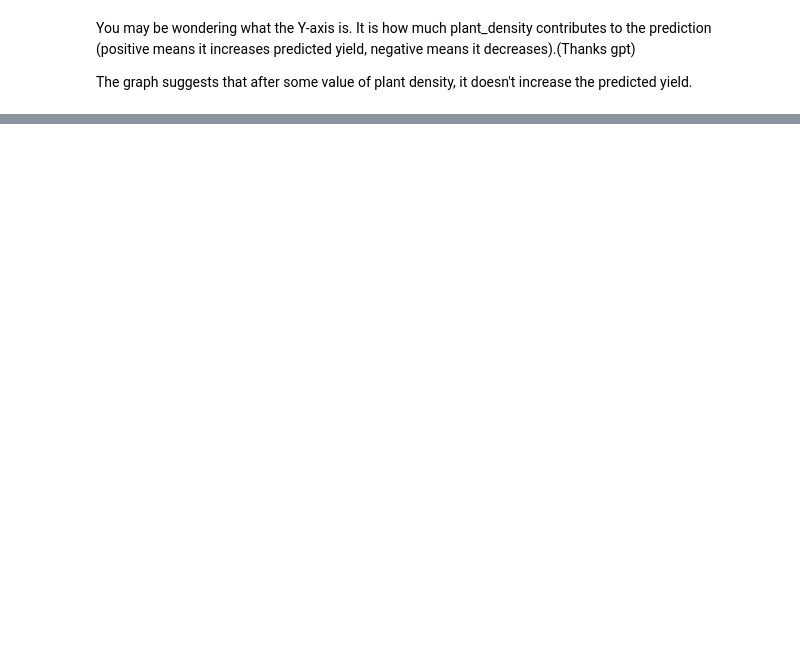
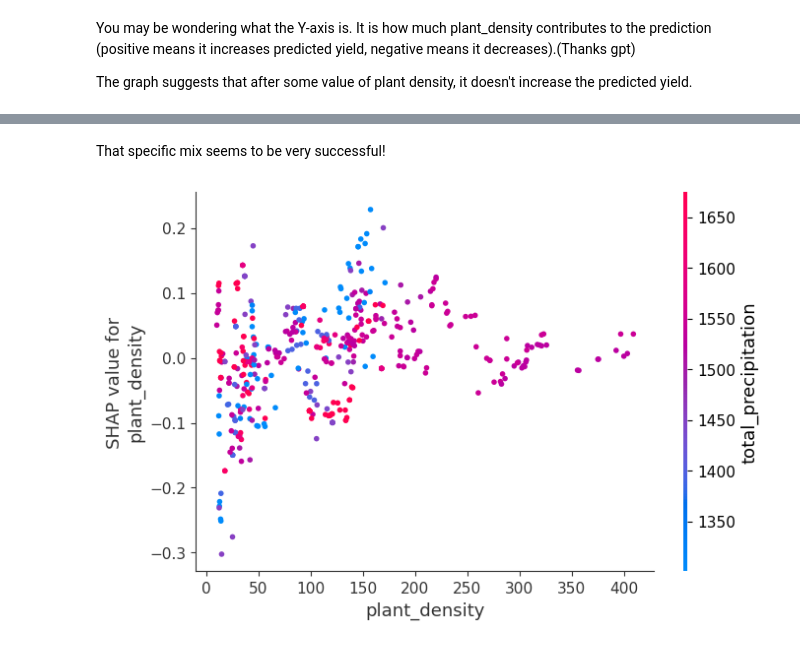
Before and after one commit to kabsmeiou/plant-density, a Jupyter notebook: notebook.ipynb, the cells around one changed output, grey strips where cells are left out. Cells and saved outputs as stored; diff of their text form; code cells hidden in the pictures; blank space fills up the shorter version.

```diff
--- a/notebook.ipynb
+++ b/notebook.ipynb
@@ -440,0 +500,6 @@ The graph suggests that after some value of plant density, it doesn't increase t
+# %% [markdown]
+That specific mix seems to be very successful!
+# %%
+shap.dependence_plot("plant_density", shap_values, X_train_top)
+# %% [output]
+[figure, added]
```
Also changed, not shown: parts of 28 cells of this notebook, 4 other files.
